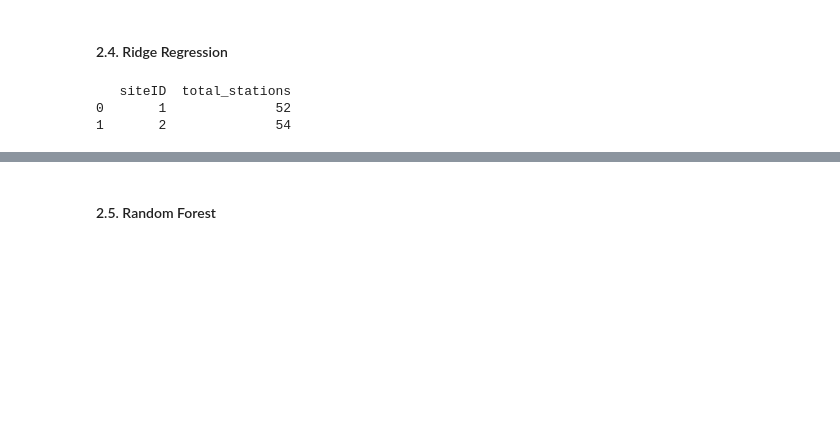
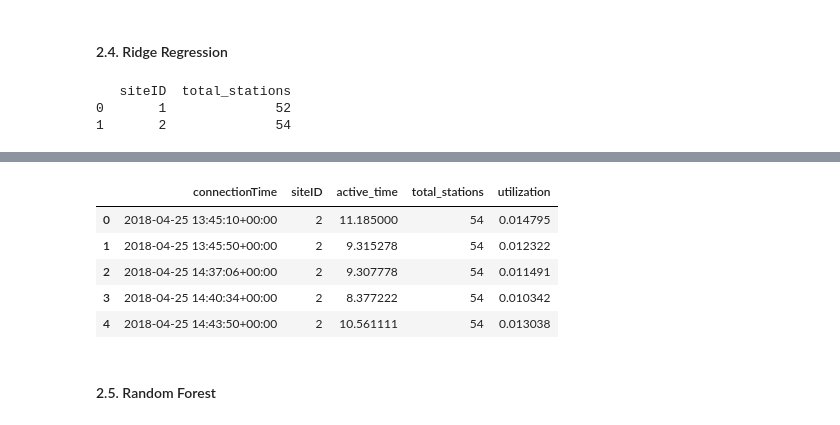
Before and after one commit to angfe/TheOptimizers, a Jupyter notebook: 04_Utilization_Prediction.ipynb, the cells around one changed output, grey strips where cells are left out. Drawn from its saved outputs; the diff is of its cells as text; code cells hidden in the pictures; blank space fills up the shorter version.

```diff
--- a/04_Utilization_Prediction.ipynb
+++ b/04_Utilization_Prediction.ipynb
@@ -348,5 +359,9 @@ hourly_utilization = hourly_utilization.merge(stations_per_site, on='siteID', ho
 hourly_utilization['utilization'] = hourly_utilization['active_time'] / (hourly_utilization['total_stations'] * (hourly_utilization['connectionTime'].dt.hour + 1))
 
 # Check the first five results
-print(hourly_utilization.head())
+# print(hourly_utilization.head())
+
+# prediciting utilization value
+
+hourly_utilization.head()
 # %% [output]
@@ -359,3 +368,9 @@ print(hourly_utilization.head())
+|  | connectionTime | siteID | active_time | total_stations | utilization |
+| 0 | 2018-04-25 13:45:10+00:00 | 2 | 11.185000 | 54 | 0.014795 |
+| 1 | 2018-04-25 13:45:50+00:00 | 2 | 9.315278 | 54 | 0.012322 |
+| 2 | 2018-04-25 14:37:06+00:00 | 2 | 9.307778 | 54 | 0.011491 |
+| 3 | 2018-04-25 14:40:34+00:00 | 2 | 8.377222 | 54 | 0.010342 |
+| 4 | 2018-04-25 14:43:50+00:00 | 2 | 10.561111 | 54 | 0.013038 |
 # %% [markdown]
 #### 2.5. Random Forest
 # %%
```
Also changed, not shown: parts of 6 cells of this notebook, 2 other files.
